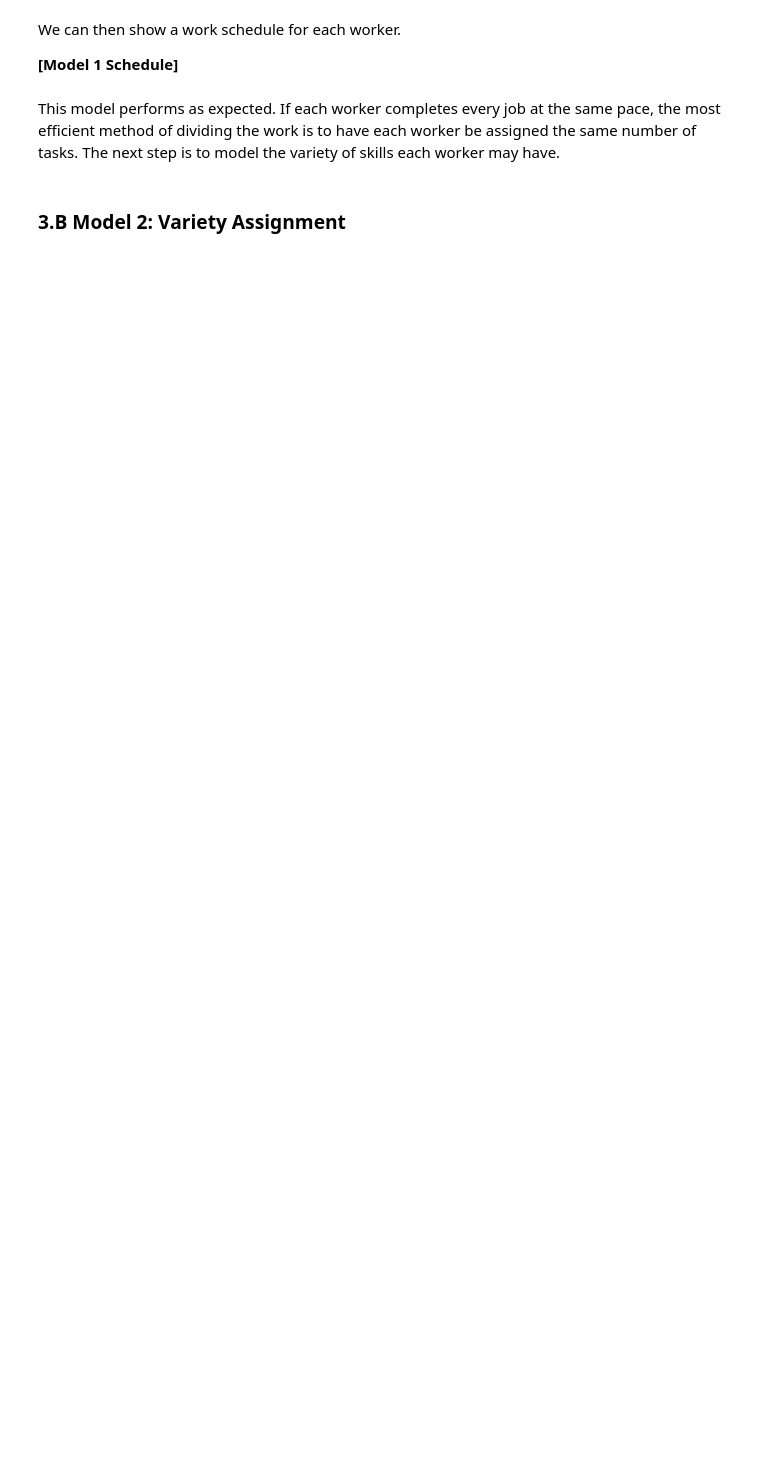
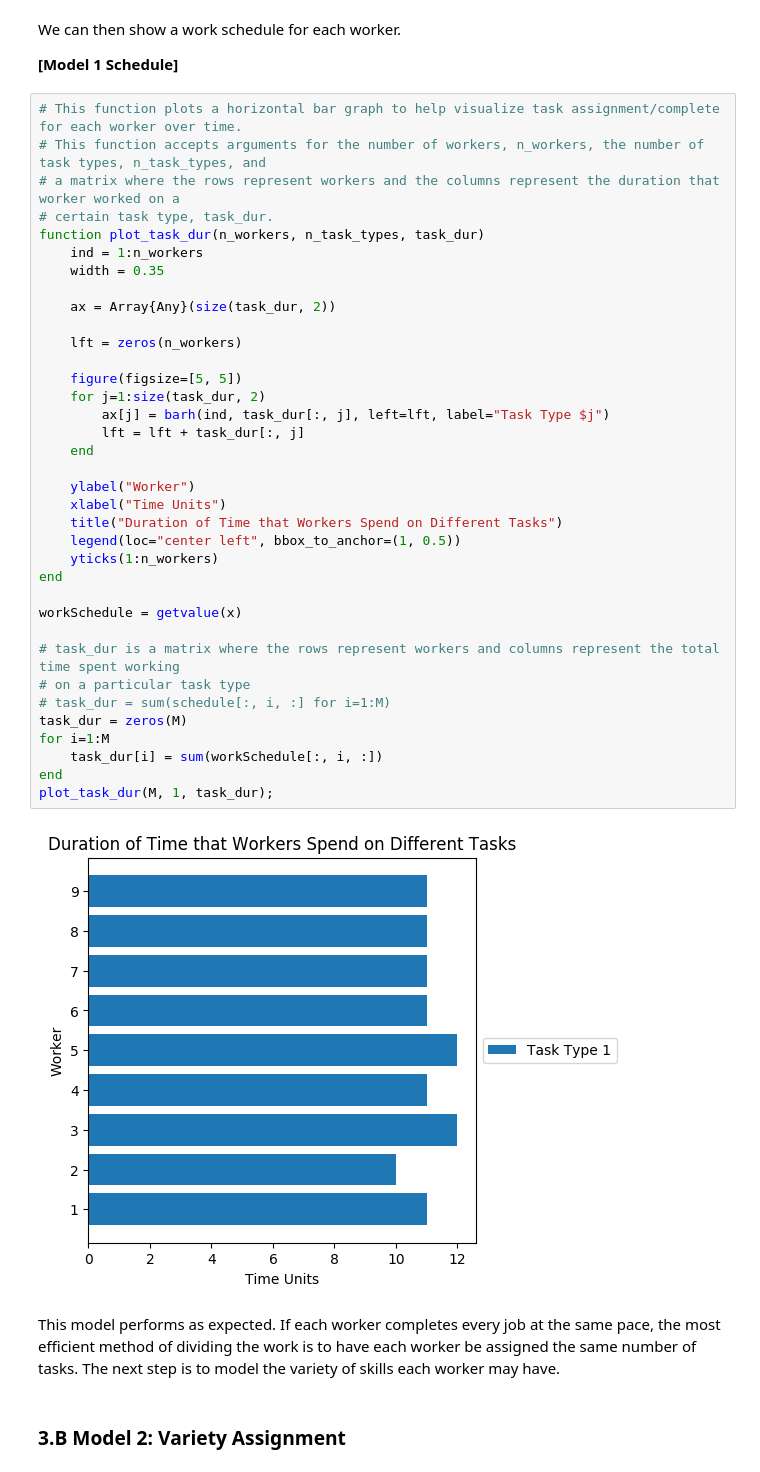
Before and after one commit to erinzm/ece524project, a Jupyter notebook: project.ipynb, the cells around one changed output. Saved outputs shown, nothing was run; the diff lists cells and outputs as text; blank space fills up the shorter version.

```diff
--- a/project.ipynb
+++ b/project.ipynb
@@ -246,6 +246,44 @@ Minimum time to complete tasks: 7.0
 We can then show a work schedule for each worker.
 
 **[Model 1 Schedule]**
+# %%
+# This function plots a horizontal bar graph to help visualize task assignment/complete for each worker over time.
+# This function accepts arguments for the number of workers, n_workers, the number of task types, n_task_types, and
+# a matrix where the rows represent workers and the columns represent the duration that worker worked on a
+# certain task type, task_dur.
+function plot_task_dur(n_workers, n_task_types, task_dur)
+    ind = 1:n_workers
+    width = 0.35
+
+    ax = Array{Any}(size(task_dur, 2))
+
+    lft = zeros(n_workers)
+
+    figure(figsize=[5, 5])
+    for j=1:size(task_dur, 2)
+        ax[j] = barh(ind, task_dur[:, j], left=lft, label="Task Type $j")
+        lft = lft + task_dur[:, j]
+    end
+
+    ylabel("Worker")
+    xlabel("Time Units")
+    title("Duration of Time that Workers Spend on Different Tasks")
+    legend(loc="center left", bbox_to_anchor=(1, 0.5))
+    yticks(1:n_workers)
+end
+
+workSchedule = getvalue(x)
+
+# task_dur is a matrix where the rows represent workers and columns represent the total time spent working
+# on a particular task type
+# task_dur = sum(schedule[:, i, :] for i=1:M)
+task_dur = zeros(M)
+for i=1:M
+    task_dur[i] = sum(workSchedule[:, i, :])
+end
+plot_task_dur(M, 1, task_dur);
+# %% [output]
+[figure, added]
 # %% [markdown]
 
 This model performs as expected.  If each worker completes every job at the same pace, the most efficient method of dividing the work is to have each worker be assigned the same number of tasks. The next step is to model the variety of skills each worker may have.
```
Also changed, not shown: parts of 17 cells of this notebook.
